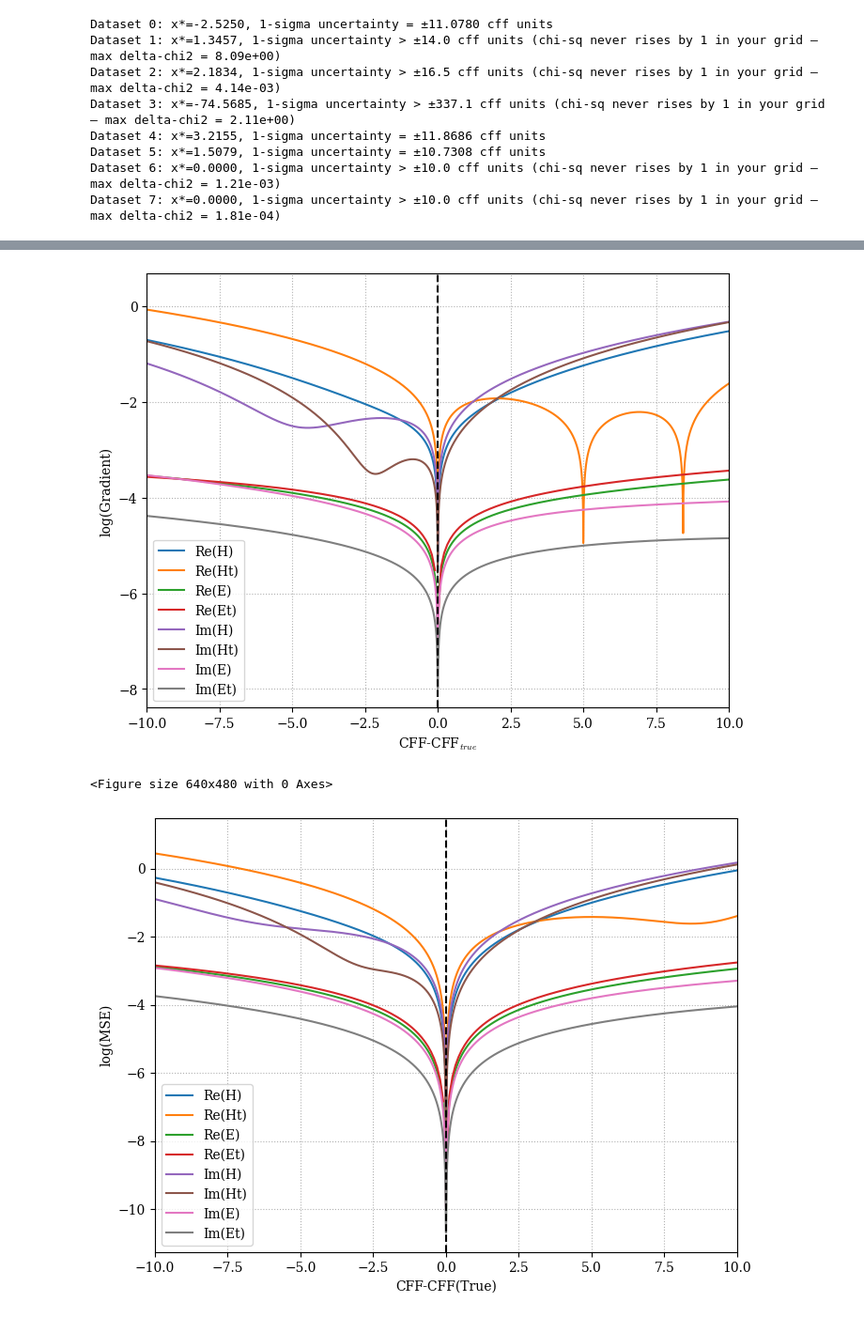
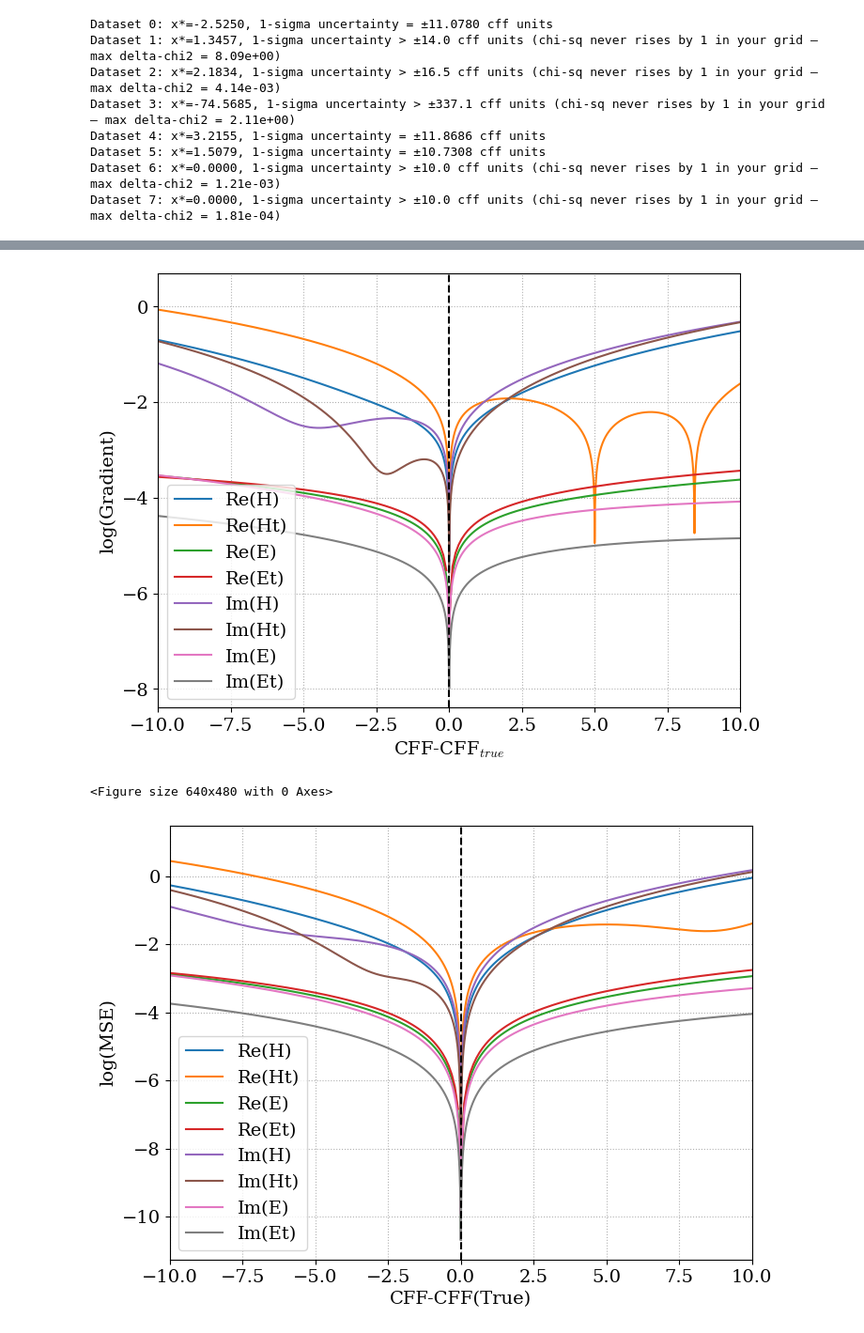
Before and after one commit to pratik-t/CFF-Fitting, a Jupyter notebook: CFF Tests/sanity2.ipynb, the cells around one changed output, grey strips where cells are left out. Shown at 94% size. Saved outputs shown, nothing was run; the diff lists cells and outputs as text; code cells hidden in the pictures.

```diff
--- a/CFF Tests/sanity2.ipynb
+++ b/CFF Tests/sanity2.ipynb
@@ -216,7 +216,8 @@ mpl.rcParams.update({
     "text.usetex": False,
     "mathtext.fontset": "cm",   # ← this gives you Computer Modern math
     "font.family": "serif",
-    "font.serif": ["DejaVu Serif"],  # ← fallback that EXISTS
+    "font.serif": ["DejaVu Serif"],
+    "font.size": 14
 })
 
 uncertainties = []
@@ -238,7 +239,7 @@ plt.grid(ls=':')
 plt.legend()
 plt.ylabel('log(Gradient)')
 plt.xlabel(r'CFF-CFF$_{true}$')
-plt.savefig('./figs/1CFF_grad.pdf')
+plt.savefig('./figs/1CFF_grad.pdf', bbox_inches='tight', pad_inches=0.05)
 
 plt.figure()
 fig,ax= plt.subplots(1,1,figsize=(8, 6))
@@ -274,33 +275,33 @@ def loss_to_distribution(x_vals, y_vals, T=None):
     p /= np.trapz(p, x_vals)
 
     # mean and std of distribution
     mean = np.trapz(p * x_vals, x_vals)
     variance = np.trapz(p * (x_vals - mean)**2, x_vals)
     sigma = np.sqrt(variance)
 
     return p, mean, sigma
 
-plt.savefig('./figs/1CFF_loss.pdf')
+plt.savefig('./figs/1CFF_loss.pdf', bbox_inches='tight', pad_inches=0.05)
 
 for index in range(8):
     dfcff = df[df['index'] == index]
     x_vals = (dfcff['cff'] - dfcff['true_cff']).values
     y_vals = (dfcff['chi2'] - dfcff['chi2'].min()).values
 
     sort_idx = np.argsort(x_vals)
     x_s, y_s = x_vals[sort_idx], y_vals[sort_idx]
 
     p, mean, sigma = loss_to_distribution(x_s, y_s, 1e-4)
     print(f"Dataset {index}: mean = {mean:.4f}, sigma = {sigma:.4f}, GD steps: {sigma/1e-3:.4f}")
 # %% [output]
 Dataset 0: mean = -0.0040, sigma = 0.1669, GD steps: 166.9066
 Dataset 1: mean = 0.0025, sigma = 0.0879, GD steps: 87.9134
 Dataset 2: mean = 0.0448, sigma = 2.0659, GD steps: 2065.8621
 Dataset 3: mean = -100.3545, sigma = 100.3232, GD steps: 100323.1484
 Dataset 4: mean = -0.0067, sigma = 0.1347, GD steps: 134.7387
 Dataset 5: mean = -0.0552, sigma = 0.2640, GD steps: 263.9816
 Dataset 6: mean = 0.4369, sigma = 2.6065, GD steps: 2606.5100
 Dataset 7: mean = 0.5315, sigma = 4.8166, GD steps: 4816.5864
-[figure, old version]
+[figure, new version]
 <Figure size 640x480 with 0 Axes>
-[figure, old version]
+[figure, new version]
```
Also changed, not shown: 32 other files.
